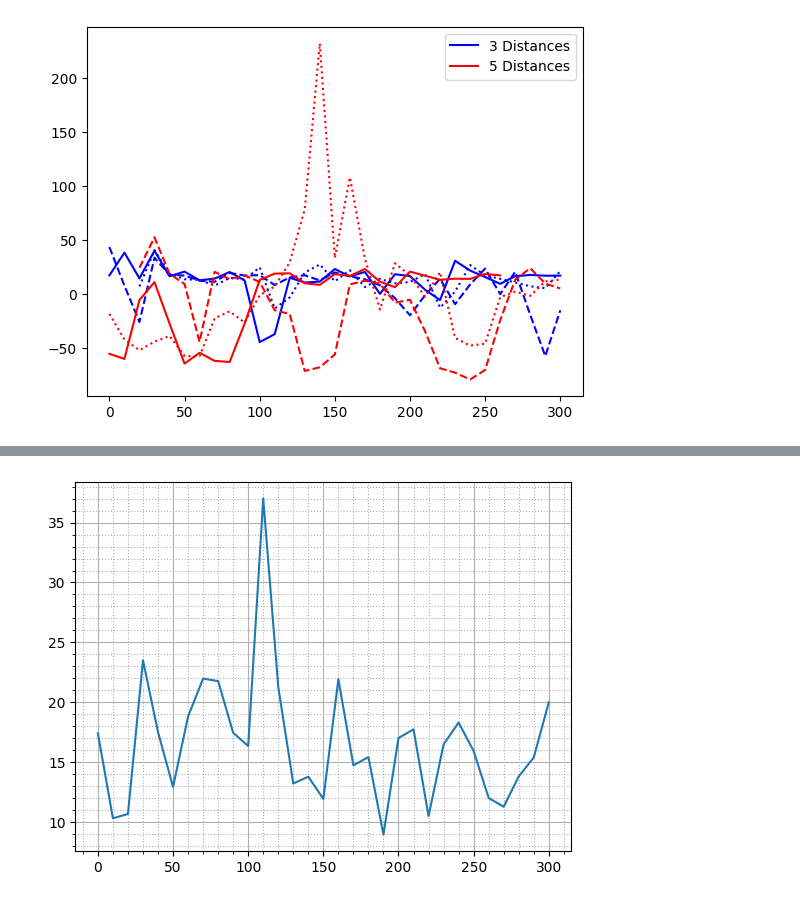
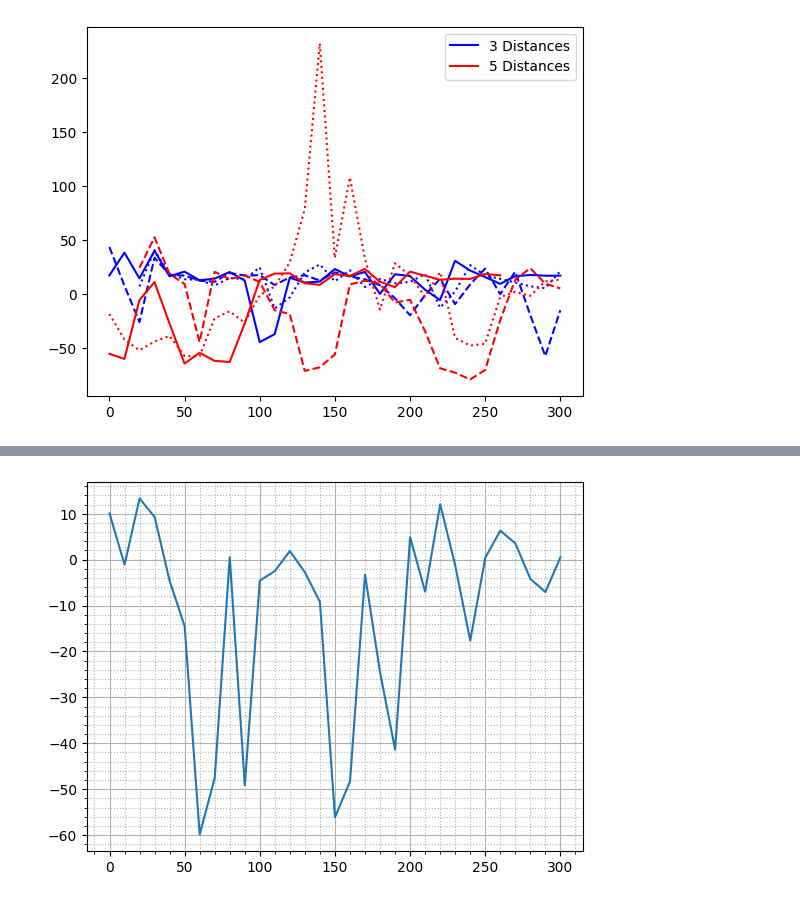
Before and after one commit to samjkenney/bpm-v3, a Jupyter notebook: plotting/plotting.ipynb, the cells around one changed output, grey strips where cells are left out. Saved outputs shown, nothing was run; the diff lists cells and outputs as text; code cells hidden in the pictures.

```diff
--- a/plotting/plotting.ipynb
+++ b/plotting/plotting.ipynb
@@ -80,13 +104,13 @@ plt.show()
 # %%
-df = pd.read_csv('../grace-7232025/cleaned.csv')
+df = pd.read_csv('../grace-7302025/cleaned.csv')
 df['percent-error'] = df['percent-error']*100
 
 df = df[df["Height"] == 1]
 
 plt.plot(np.array(df['Time'].to_list()), np.array(df['percent-error'].to_list()))
 plt.minorticks_on()
 plt.grid(which='major', linestyle='-') # Major gridlines
 plt.grid(which='minor', linestyle=':') # Minor gridlines
 plt.show()
 # %% [output]
-[figure, old version]
+[figure, new version]
```
Also changed, not shown: parts of 2 cells of this notebook, 42 other files.
